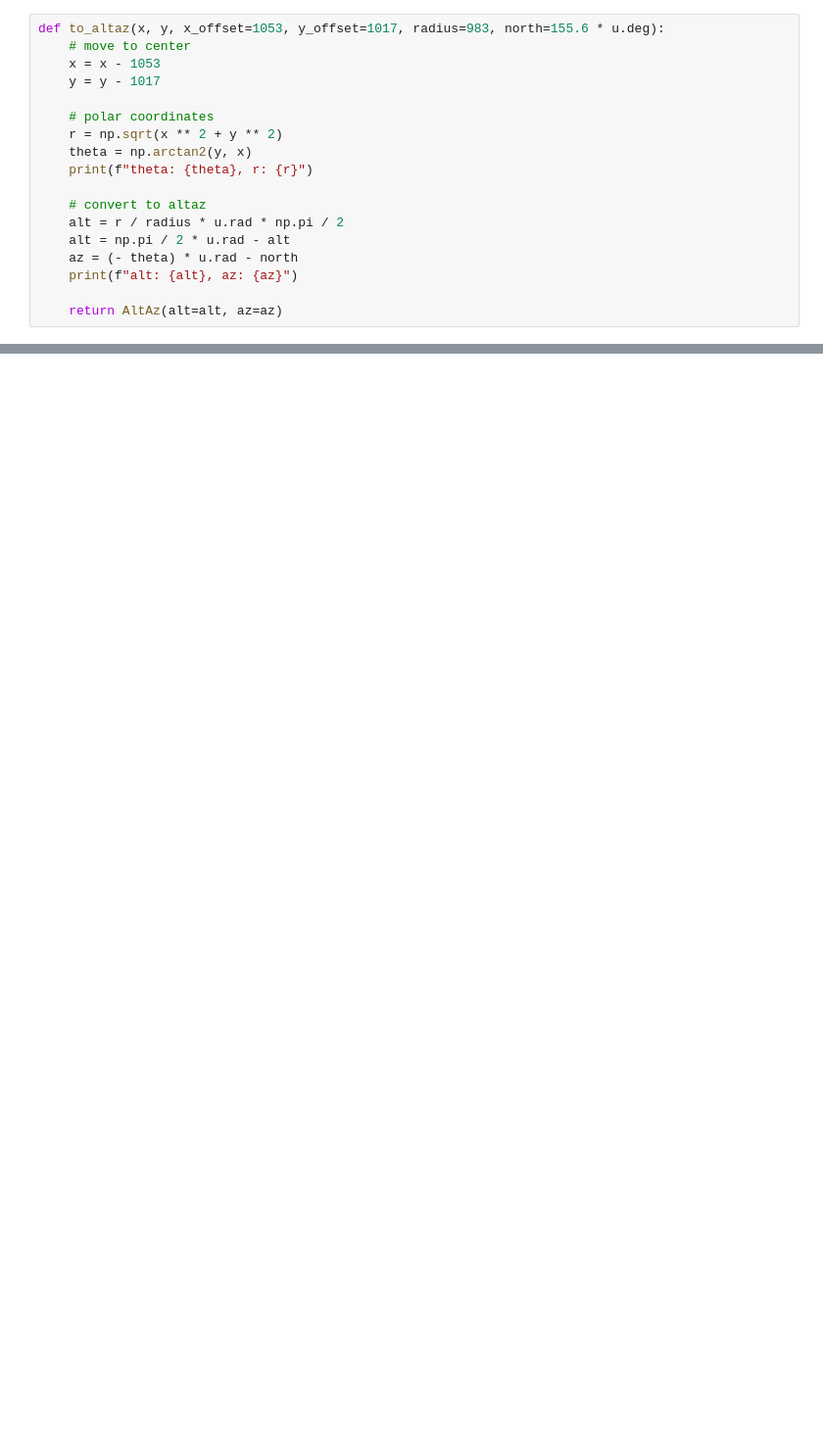
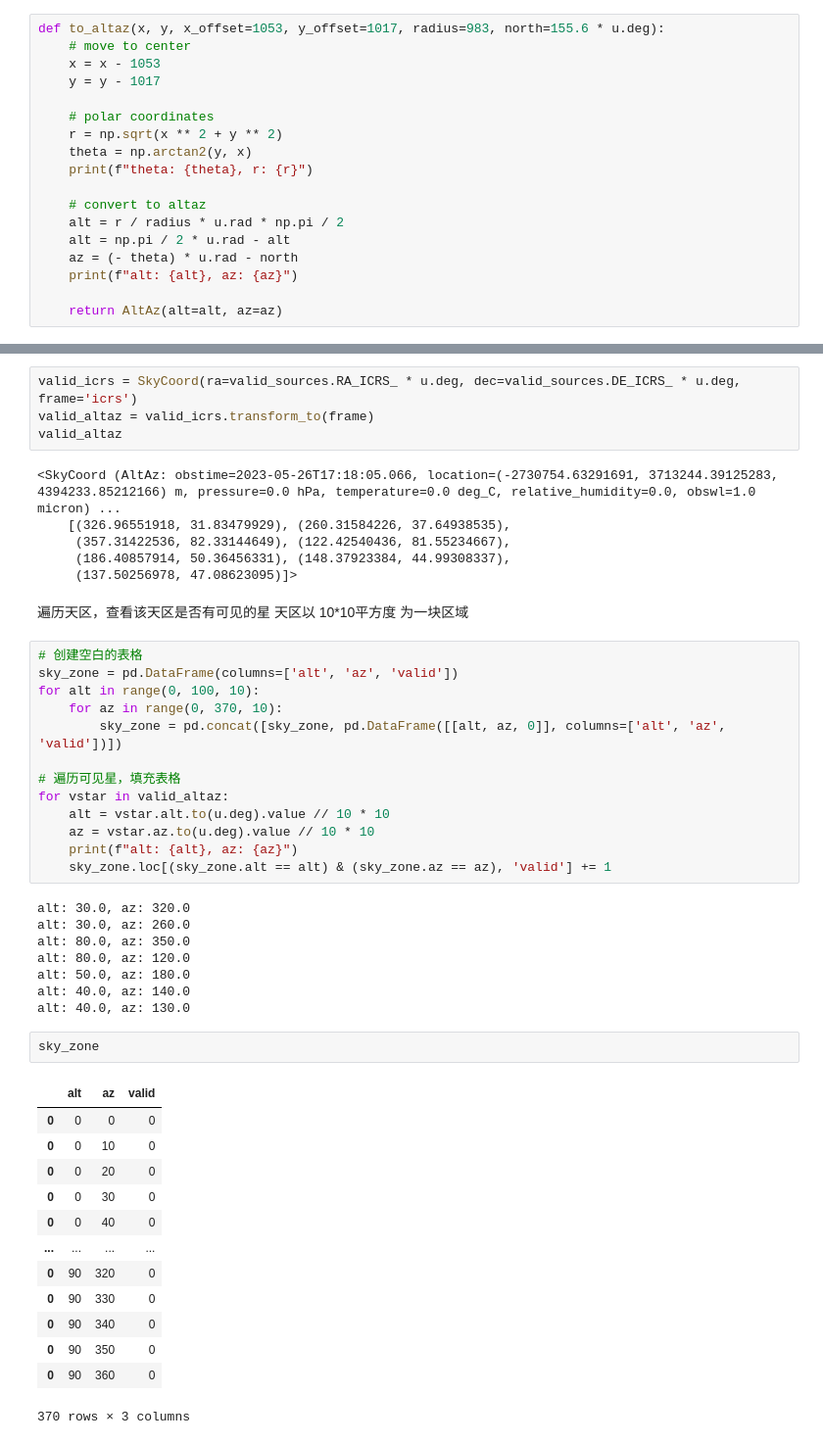
Before and after one commit to H-xie/astrosa, a Jupyter notebook: cloud_to_data.ipynb, the cells around one changed output, grey strips where cells are left out. Shown: that part at 98% size. Cells and saved outputs as stored; diff of their text form; blank space fills up the shorter version.

```diff
--- a/cloud_to_data.ipynb
+++ b/cloud_to_data.ipynb
@@ -208,0 +261,50 @@ star.to_string('dms')
+# %%
+valid_icrs = SkyCoord(ra=valid_sources.RA_ICRS_ * u.deg, dec=valid_sources.DE_ICRS_ * u.deg, frame='icrs')
+valid_altaz = valid_icrs.transform_to(frame)
+valid_altaz
+# %% [output]
+<SkyCoord (AltAz: obstime=2023-05-26T17:18:05.066, location=(-2730754.63291691, 3713244.39125283, 4394233.85212166) m, pressure=0.0 hPa, temperature=0.0 deg_C, relative_humidity=0.0, obswl=1.0 micron) ...
+    [(326.96551918, 31.83479929), (260.31584226, 37.64938535),
+     (357.31422536, 82.33144649), (122.42540436, 81.55234667),
+     (186.40857914, 50.36456331), (148.37923384, 44.99308337),
+     (137.50256978, 47.08623095)]>
+# %% [markdown]
+遍历天区，查看该天区是否有可见的星
+天区以 10*10平方度 为一块区域
+# %%
+# 创建空白的表格
+sky_zone = pd.DataFrame(columns=['alt', 'az', 'valid'])
+for alt in range(0, 100, 10):
+    for az in range(0, 370, 10):
+        sky_zone = pd.concat([sky_zone, pd.DataFrame([[alt, az, 0]], columns=['alt', 'az', 'valid'])])
+
+# 遍历可见星，填充表格
+for vstar in valid_altaz:
+    alt = vstar.alt.to(u.deg).value // 10 * 10
+    az = vstar.az.to(u.deg).value // 10 * 10
+    print(f"alt: {alt}, az: {az}")
+    sky_zone.loc[(sky_zone.alt == alt) & (sky_zone.az == az), 'valid'] += 1
+# %% [output]
+alt: 30.0, az: 320.0
+alt: 30.0, az: 260.0
+alt: 80.0, az: 350.0
+alt: 80.0, az: 120.0
+alt: 50.0, az: 180.0
+alt: 40.0, az: 140.0
+alt: 40.0, az: 130.0
+# %%
+sky_zone
+# %% [output]
+|  | alt | az | valid |
+| 0 | 0 | 0 | 0 |
+| 0 | 0 | 10 | 0 |
+| 0 | 0 | 20 | 0 |
+| 0 | 0 | 30 | 0 |
+| 0 | 0 | 40 | 0 |
+| ... | ... | ... | ... |
+| 0 | 90 | 320 | 0 |
+| 0 | 90 | 330 | 0 |
+| 0 | 90 | 340 | 0 |
+| 0 | 90 | 350 | 0 |
+| 0 | 90 | 360 | 0 |
+370 rows × 3 columns
```
Also changed, not shown: parts of 37 cells of this notebook.
